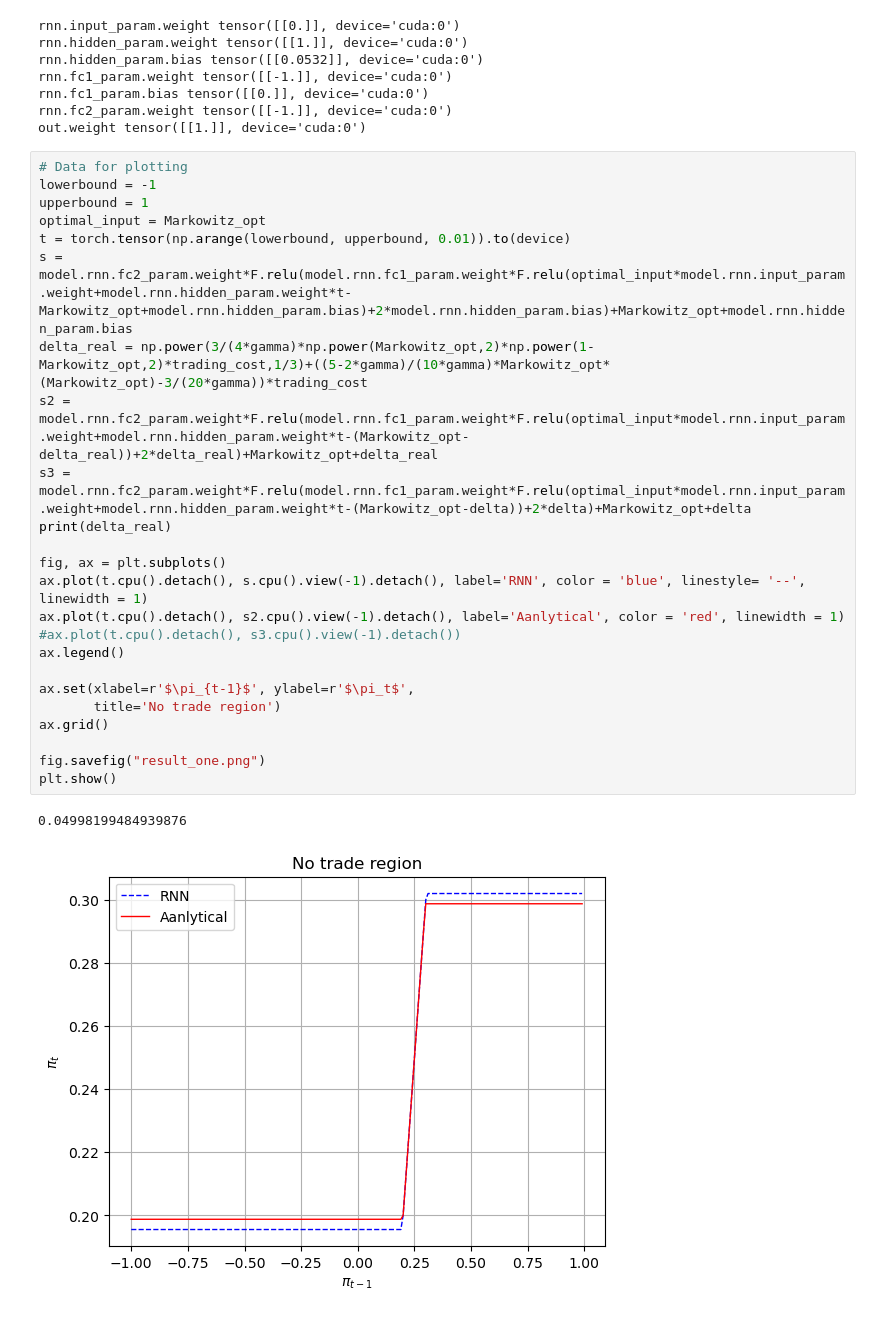
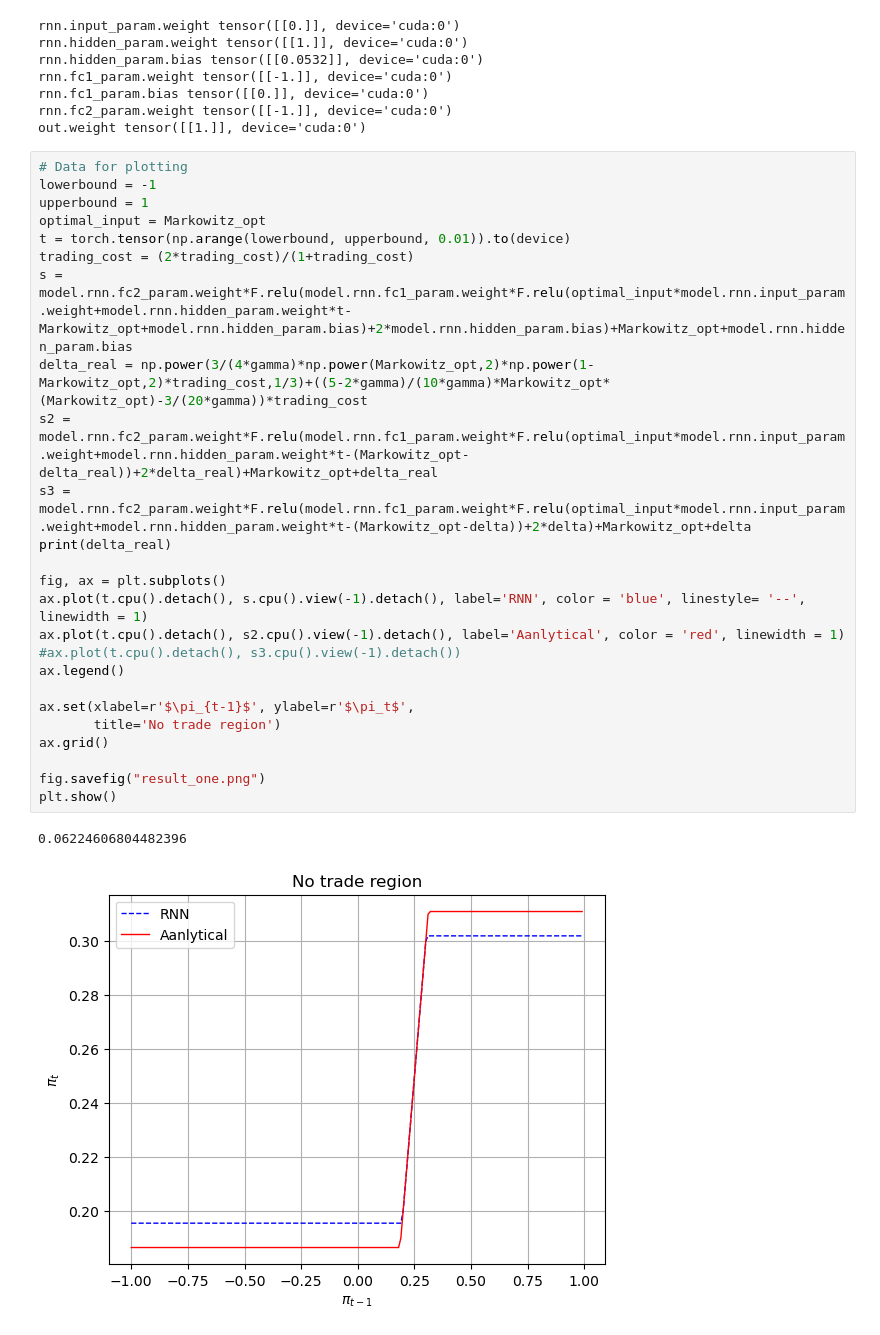
Before and after one commit to jsxzliran/TransactionCost, a Jupyter notebook: OneStockTradingCost-1parameter.ipynb, the cells around one changed output. Cells and saved outputs as stored; diff of their text form.

```diff
--- a/OneStockTradingCost-1parameter.ipynb
+++ b/OneStockTradingCost-1parameter.ipynb
@@ -265,30 +265,31 @@ out.weight tensor([[1.]], device='cuda:0')
 # %%
 # Data for plotting
 lowerbound = -1
 upperbound = 1
 optimal_input = Markowitz_opt
 t = torch.tensor(np.arange(lowerbound, upperbound, 0.01)).to(device)
+trading_cost = (2*trading_cost)/(1+trading_cost)
 s = model.rnn.fc2_param.weight*F.relu(model.rnn.fc1_param.weight*F.relu(optimal_input*model.rnn.input_param.weight+model.rnn.hidden_param.weight*t-Markowitz_opt+model.rnn.hidden_param.bias)+2*model.rnn.hidden_param.bias)+Markowitz_opt+model.rnn.hidden_param.bias
 delta_real = np.power(3/(4*gamma)*np.power(Markowitz_opt,2)*np.power(1-Markowitz_opt,2)*trading_cost,1/3)+((5-2*gamma)/(10*gamma)*Markowitz_opt*(Markowitz_opt)-3/(20*gamma))*trading_cost
 s2 = model.rnn.fc2_param.weight*F.relu(model.rnn.fc1_param.weight*F.relu(optimal_input*model.rnn.input_param.weight+model.rnn.hidden_param.weight*t-(Markowitz_opt-delta_real))+2*delta_real)+Markowitz_opt+delta_real
 s3 = model.rnn.fc2_param.weight*F.relu(model.rnn.fc1_param.weight*F.relu(optimal_input*model.rnn.input_param.weight+model.rnn.hidden_param.weight*t-(Markowitz_opt-delta))+2*delta)+Markowitz_opt+delta
 print(delta_real)
 
 fig, ax = plt.subplots()
 ax.plot(t.cpu().detach(), s.cpu().view(-1).detach(), label='RNN', color = 'blue', linestyle= '--', linewidth = 1)
 ax.plot(t.cpu().detach(), s2.cpu().view(-1).detach(), label='Aanlytical', color = 'red', linewidth = 1)
 #ax.plot(t.cpu().detach(), s3.cpu().view(-1).detach())
 ax.legend()
 
 ax.set(xlabel=r'$\pi_{t-1}$', ylabel=r'$\pi_t$',
        title='No trade region')
 ax.grid()
 
 fig.savefig("result_one.png")
 plt.show()
 # %% [output]
-0.04998199484939876
+0.06224606804482396
-[figure, old version]
+[figure, new version]
 # %%
 ESR_simulated = np.log(np.power((gamma-1)*losses+1,1/(1-gamma)))/T
 ESR_opt = mu*mu/sigma/sigma/2/gamma
```
Also changed, not shown: parts of 1 cell of this notebook, 2 other files.
